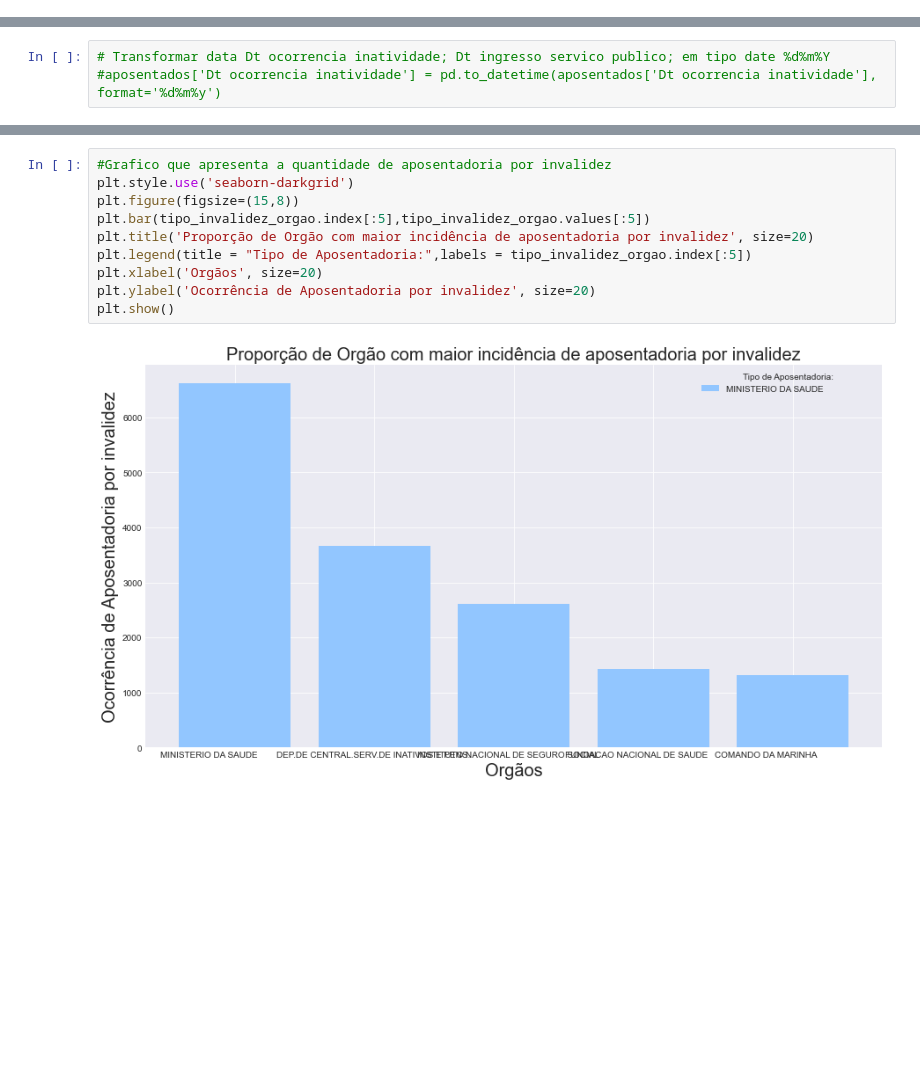
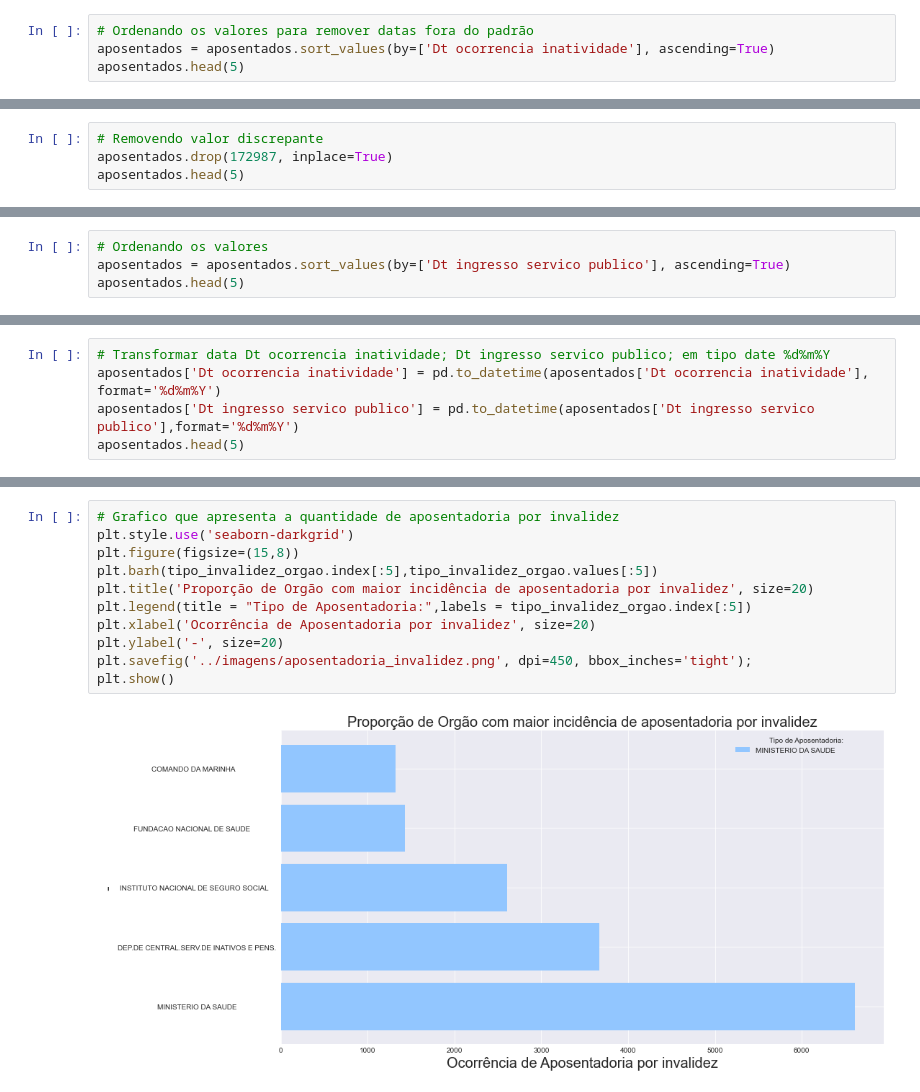
Before and after one commit to NaldoHoracio/datascience-project, a Jupyter notebook: venv_cd/Projeto_Ciencia_de_Dados_Aposentadorias.ipynb, the cells around one changed output, grey strips where cells are left out. Cells and saved outputs as stored; diff of their text form; blank space fills up the shorter version.

Commit message:
Correções dos erros. Gráfico vertical para horizontal. Nxt: analisar as classes de maior ocorrência.

```diff
--- a/venv_cd/Projeto_Ciencia_de_Dados_Aposentadorias.ipynb
+++ b/venv_cd/Projeto_Ciencia_de_Dados_Aposentadorias.ipynb
@@ -83,0 +100,4 @@ print(aposentados['Dt ingresso servico publico'].isnull().sum())
+# %%
+# Ordenando os valores para remover datas fora do padrão
+aposentados = aposentados.sort_values(by=['Dt ocorrencia inatividade'], ascending=True)
+aposentados.head(5)
@@ -83,0 +111,4 @@ print(aposentados['Dt ingresso servico publico'].isnull().sum())
+# %%
+# Removendo valor discrepante
+aposentados.drop(172987, inplace=True)
+aposentados.head(5)
@@ -83,0 +122,4 @@ print(aposentados['Dt ingresso servico publico'].isnull().sum())
+# %%
+# Ordenando os valores
+aposentados = aposentados.sort_values(by=['Dt ingresso servico publico'], ascending=True)
+aposentados.head(5)
@@ -84,3 +133,5 @@ print(aposentados['Dt ingresso servico publico'].isnull().sum())
 # %%
 # Transformar data Dt ocorrencia inatividade; Dt ingresso servico publico; em tipo date %d%m%Y
-#aposentados['Dt ocorrencia inatividade'] = pd.to_datetime(aposentados['Dt ocorrencia inatividade'], format='%d%m%y')
+aposentados['Dt ocorrencia inatividade'] = pd.to_datetime(aposentados['Dt ocorrencia inatividade'], format='%d%m%Y')
+aposentados['Dt ingresso servico publico'] = pd.to_datetime(aposentados['Dt ingresso servico publico'],format='%d%m%Y')
+aposentados.head(5)
@@ -122,13 +178,14 @@ plt.show()
 # %%
-#Grafico que apresenta a quantidade de aposentadoria por invalidez
+# Grafico que apresenta a quantidade de aposentadoria por invalidez
 plt.style.use('seaborn-darkgrid')
 plt.figure(figsize=(15,8))
-plt.bar(tipo_invalidez_orgao.index[:5],tipo_invalidez_orgao.values[:5])
+plt.barh(tipo_invalidez_orgao.index[:5],tipo_invalidez_orgao.values[:5])
 plt.title('Proporção de Orgão com maior incidência de aposentadoria por invalidez', size=20)
 plt.legend(title = "Tipo de Aposentadoria:",labels = tipo_invalidez_orgao.index[:5])
-plt.xlabel('Orgãos', size=20)
-plt.ylabel('Ocorrência de Aposentadoria por invalidez', size=20)
+plt.xlabel('Ocorrência de Aposentadoria por invalidez', size=20)
+plt.ylabel('-', size=20)
+plt.savefig('../imagens/aposentadoria_invalidez.png', dpi=450, bbox_inches='tight');
 plt.show()
 # %% [output]
-[figure, old version]
+[figure, new version]
 # %%
```
Also changed, not shown: parts of 19 cells of this notebook, 4 other files.
